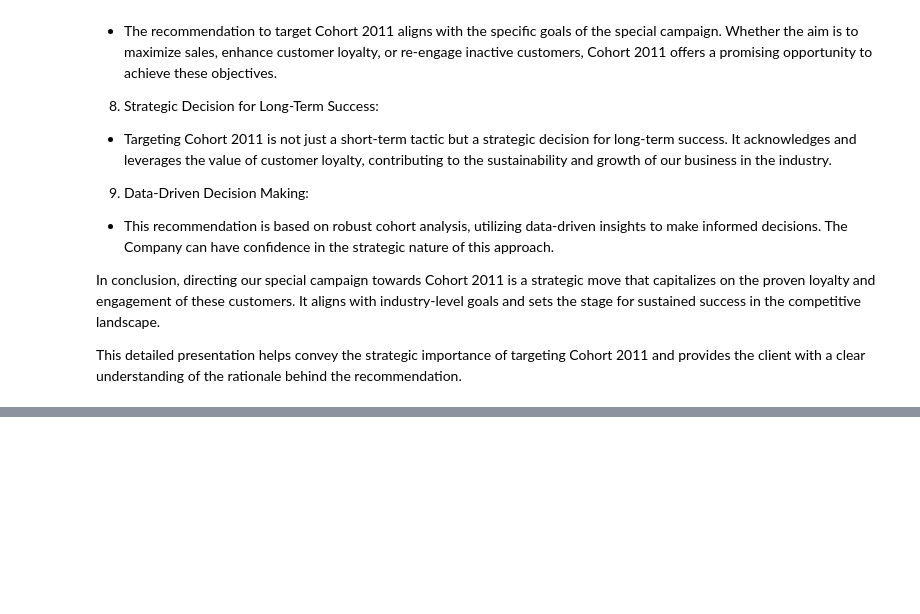
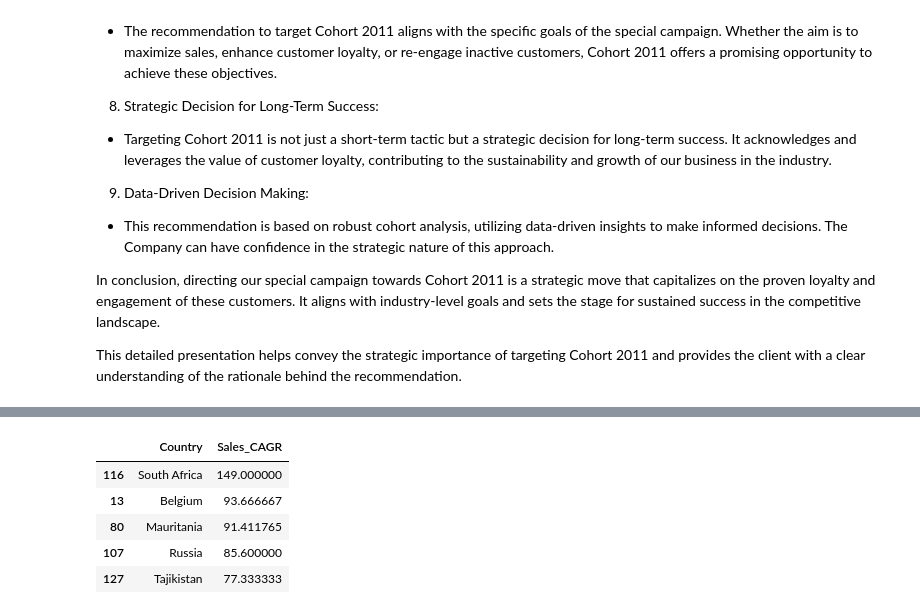
Before and after one commit to saifghostrider454/AdvertisementCaseStudy, a Jupyter notebook: EDA/eda.ipynb, the cells around one changed output, grey strips where cells are left out. Saved outputs shown, nothing was run; the diff lists cells and outputs as text; code cells hidden in the pictures; blank space fills up the shorter version.

```diff
--- a/EDA/eda.ipynb
+++ b/EDA/eda.ipynb
@@ -470,0 +500,9 @@ of the rationale behind the recommendation.
+# %%
+top_countries
+# %% [output]
+|  | Country | Sales_CAGR |
+| 116 | South Africa | 149.000000 |
+| 13 | Belgium | 93.666667 |
+| 80 | Mauritania | 91.411765 |
+| 107 | Russia | 85.600000 |
+| 127 | Tajikistan | 77.333333 |
```
Also changed, not shown: parts of 4 cells of this notebook.
